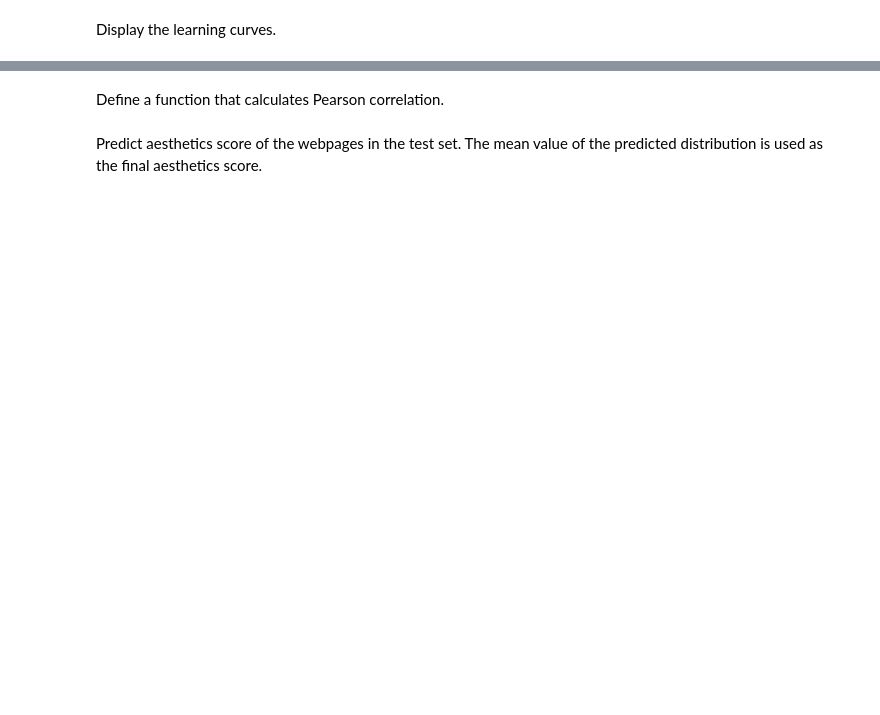
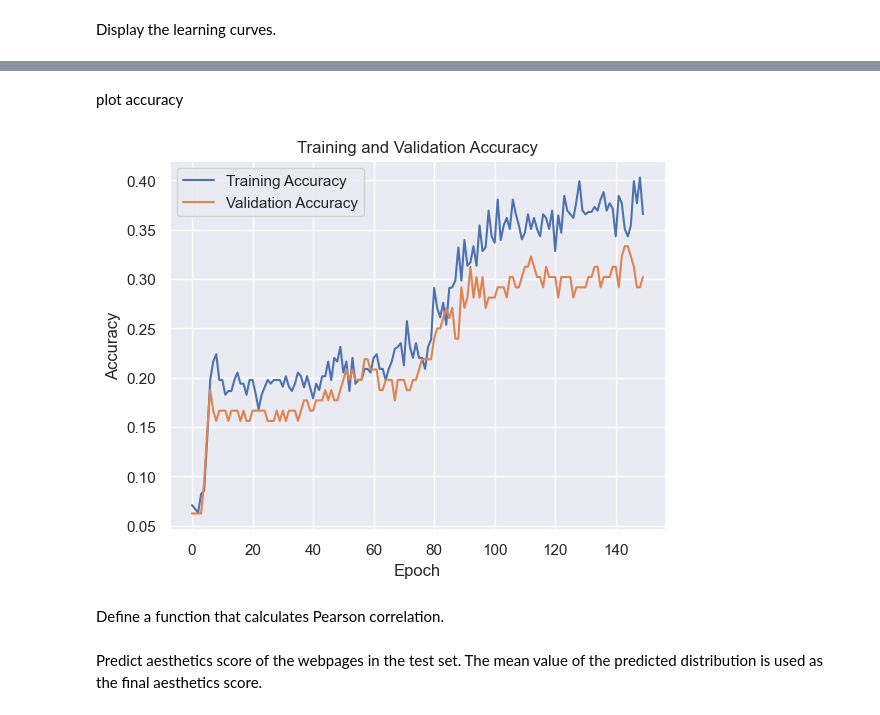
Before and after one commit to abrahamglez17/website-aesthetics-research, a Jupyter notebook: rating-based-models/approach2/model2.ipynb, the cells around one changed output, grey strips where cells are left out. Drawn from its saved outputs; the diff is of its cells as text; code cells hidden in the pictures; blank space fills up the shorter version.

```diff
--- a/rating-based-models/approach2/model2.ipynb
+++ b/rating-based-models/approach2/model2.ipynb
@@ -343,3 +343,22 @@ plt.legend()
+# %% [markdown]
+plot accuracy
+# %%
+#import matplotlib.pyplot as plt
+
+# Get the accuracy values from the history
+accuracy = history.history['accuracy']
+val_accuracy = history.history['val_accuracy']
+
+# Plot the accuracy
+plt.plot(accuracy, label='Training Accuracy')
+plt.plot(val_accuracy, label='Validation Accuracy')
+plt.xlabel('Epoch')
+plt.ylabel('Accuracy')
+plt.title('Training and Validation Accuracy')
+plt.legend()
+plt.show()
+# %% [output]
+[figure, added]
 # %% [markdown]
 Define a function that calculates Pearson correlation.
 # %%
```
Also changed, not shown: parts of 13 cells of this notebook, 3 other files.
